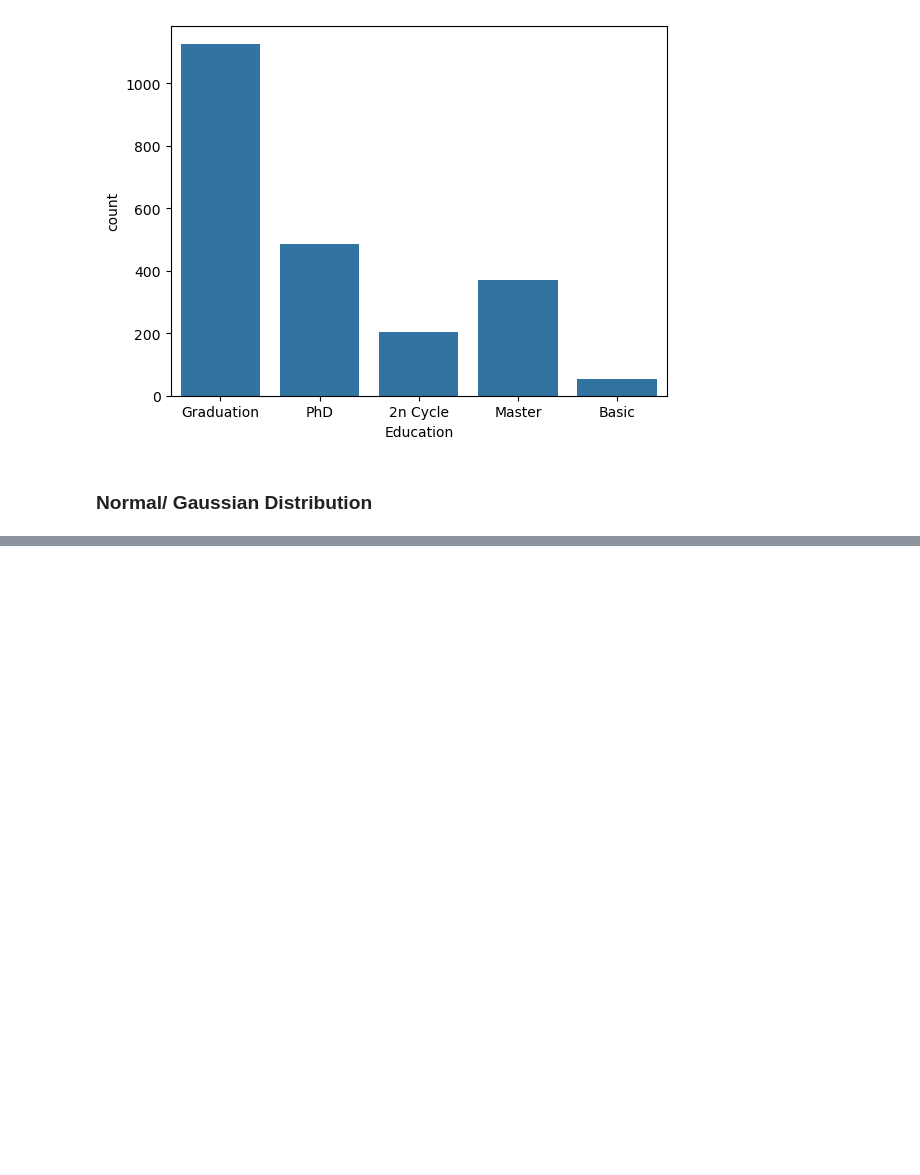
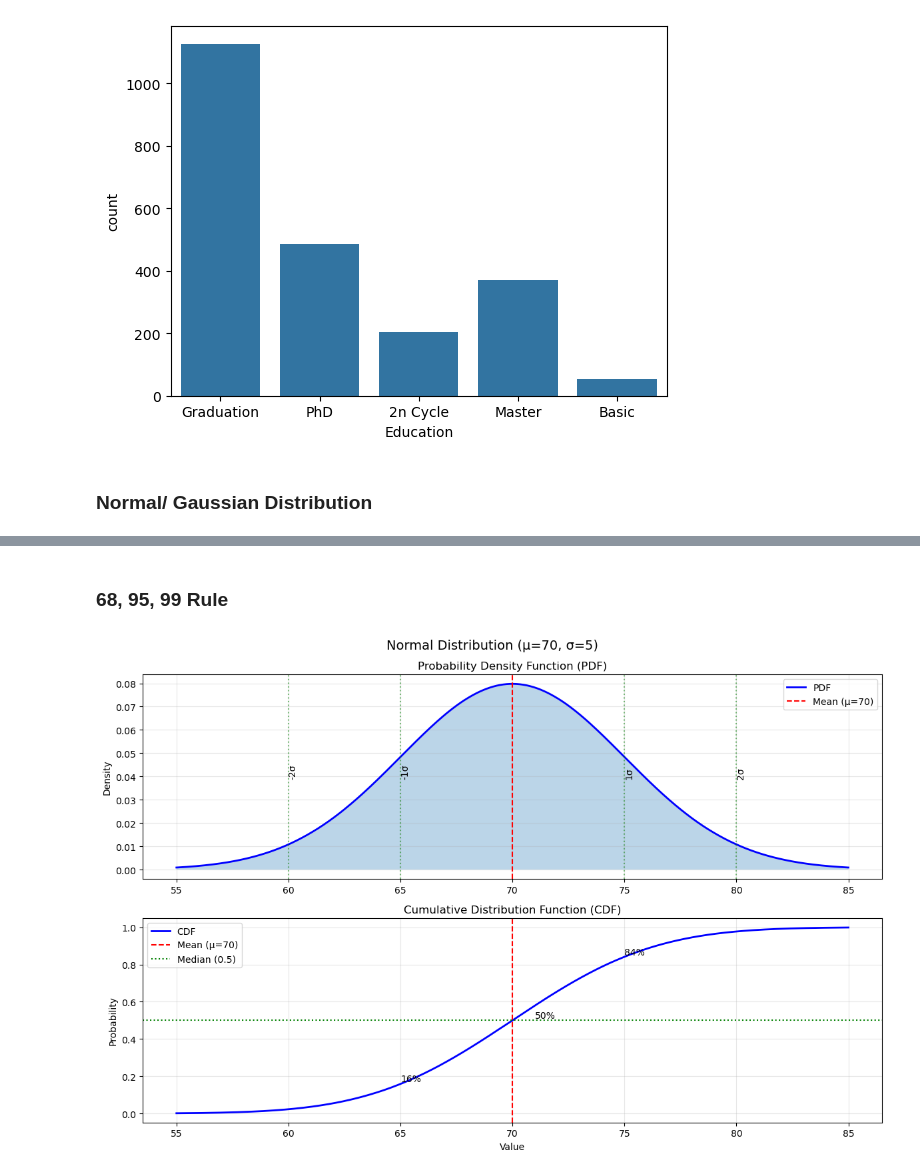
Before and after one commit to samienaseem/DataScience, a Jupyter notebook: Probablity_Distribution.ipynb, the cells around one changed output, grey strips where cells are left out. Cells and saved outputs as stored; diff of their text form; code cells hidden in the pictures; blank space fills up the shorter version.

Commit message:
probablity distribution

```diff
--- a/Probablity_Distribution.ipynb
+++ b/Probablity_Distribution.ipynb
@@ -112,0 +181,51 @@ sns.countplot(x="Education", data=df)
+# %% [markdown]
+### 68, 95, 99 Rule
+# %%
+import numpy as np
+import matplotlib.pyplot as plt
+from scipy.stats import norm
+
+# Create data points for x-axis
+x = np.linspace(55, 85, 1000)  # Range from μ-3σ to μ+3σ
+
+# Calculate PDF and CDF values
+pdf_values = norm.pdf(x, loc=70, scale=5)
+cdf_values = norm.cdf(x, loc=70, scale=5)
+
+# Create subplots
+fig, (ax1, ax2) = plt.subplots(2, 1, figsize=(12, 8))
+fig.suptitle('Normal Distribution (μ=70, σ=5)', fontsize=14)
+
+# Plot PDF
+ax1.plot(x, pdf_values, 'b-', lw=2, label='PDF')
+ax1.fill_between(x, pdf_values, alpha=0.3)
+ax1.axvline(x=70, color='r', linestyle='--', label='Mean (μ=70)')
+ax1.grid(True, alpha=0.3)
+ax1.set_title('Probability Density Function (PDF)')
+ax1.set_ylabel('Density')
+ax1.legend()
+
+# Add annotations for standard deviations on PDF
+for i in [-2, -1, 1, 2]:
+    ax1.axvline(x=70 + i*5, color='g', linestyle=':', alpha=0.5)
+    ax1.text(70 + i*5, max(pdf_values)/2, f'{i}σ', rotation=90)
+
+# Plot CDF
+ax2.plot(x, cdf_values, 'b-', lw=2, label='CDF')
+ax2.axvline(x=70, color='r', linestyle='--', label='Mean (μ=70)')
+ax2.axhline(y=0.5, color='g', linestyle=':', label='Median (0.5)')
+ax2.grid(True, alpha=0.3)
+ax2.set_title('Cumulative Distribution Function (CDF)')
+ax2.set_xlabel('Value')
+ax2.set_ylabel('Probability')
+ax2.legend()
+
+# Add annotations for important probabilities on CDF
+ax2.text(71, 0.5, '50%', verticalalignment='bottom')
+ax2.text(75, 0.84, '84%', verticalalignment='bottom')
+ax2.text(65, 0.16, '16%', verticalalignment='bottom')
+
+plt.tight_layout()
+plt.show()
+# %% [output]
+[figure, added]
```
Also changed, not shown: parts of 19 cells of this notebook.
